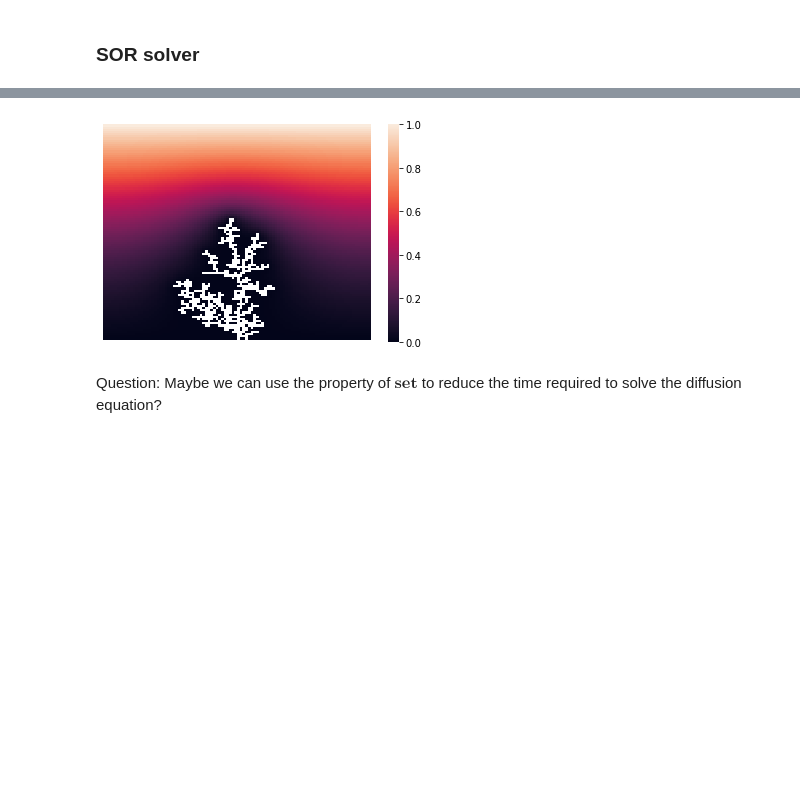
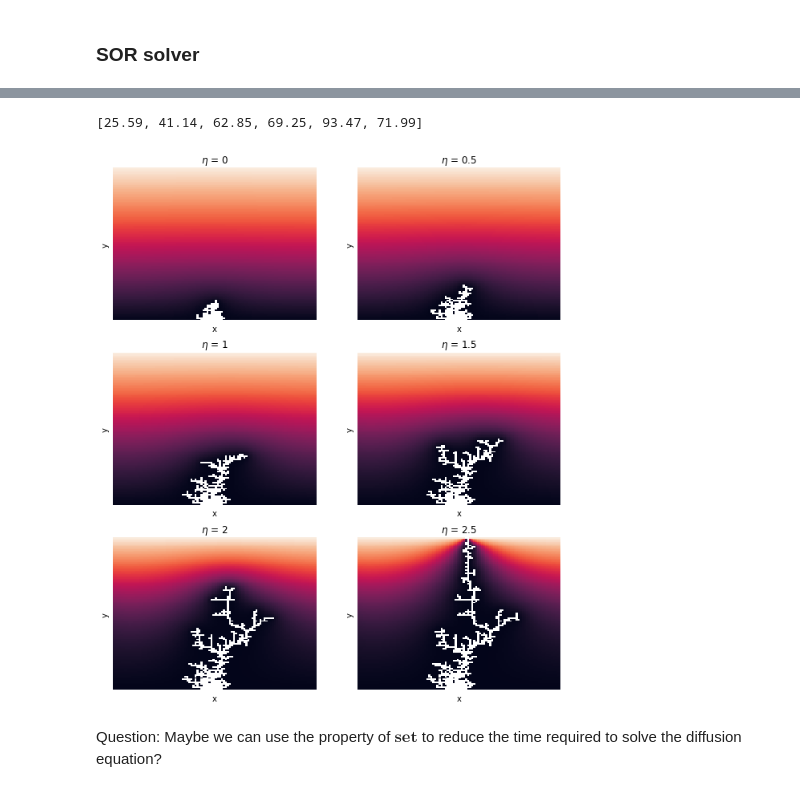
Before and after one commit to Alex-notmyname/MSC-Computational-Science, a Jupyter notebook: Scientific_Computing/Set 2 report/Exercise_1_1.ipynb, the cells around one changed output, grey strips where cells are left out. Drawn from its saved outputs; the diff is of its cells as text; code cells hidden in the pictures; blank space fills up the shorter version.

```diff
--- a/Scientific_Computing/Set 2 report/Exercise_1_1.ipynb
+++ b/Scientific_Computing/Set 2 report/Exercise_1_1.ipynb
@@ -168,10 +182,27 @@ if __name__ == '__main__':
     # Start the simulation with the analytical solution
     c_0 = np.linspace(0, 1, N)
     c_analytic = np.tile(c_0, (N, 1))
-    ite = 500
+    ite = 100
 
     # create the original dla object, it is a set!
     obj_origin = {(50, 0)}
 
-    c_dla, obj_final = implement_dla(c_sol=c_analytic, obj_0=obj_origin, N=N, max_iteration=ite)
+    n_set = [0, 0.5, 1, 1.5, 2, 2.5]
+
+    c_dla = np.zeros((len(n_set), N, N))
+    obj_final = []
+    k_store = []
+
+    for i, n in enumerate(n_set):
+
+        # check the time my programme takes
+        start_time = time.time()
+
+        print(n)
+        c_dla_, obj_final_, k_avg = implement_dla(c_sol=c_analytic, obj_0=obj_origin, N=N, max_iteration=ite, n=n)
+        c_dla[i] = c_dla_
+        obj_final.append(list(obj_final_))
+        k_store.append(k_avg)
+
+        print("--- %s seconds ---" % (time.time() - start_time), '\n')
 # %% [output]
@@ -179,7 +226,29 @@ if __name__ == '__main__':
-# %%
-sns.heatmap(np.flipud(c_dla.T), cbar=True, xticklabels=False, yticklabels=False, mask=np.flipud(c_dla.T)==0)
-plt.show()
-# %% [output]
-[figure, removed]
+# %%
+k_store
+# %% [output]
+[25.59, 41.14, 62.85, 69.25, 93.47, 71.99]
+# %%
+c_dla = np.array(c_dla)
+
+fig1, ax1 = plt.subplots(nrows=3, ncols=2)
+
+plt.rcParams['figure.figsize'] = (10, 12)
+
+sns.heatmap(np.flipud(c_dla[0].T), cbar=False, xticklabels=False, yticklabels=False, mask=np.flipud(c_dla[0].T)==0, ax=ax1[0][0])
+ax1[0][0].set(xlabel='x', ylabel='y', title=r'$\eta$ = 0')
+sns.heatmap(np.flipud(c_dla[1].T), cbar=False, xticklabels=False, yticklabels=False, mask=np.flipud(c_dla[1].T)==0, ax=ax1[0][1])
+ax1[0][1].set(xlabel='x', ylabel='y', title=r'$\eta$ = 0.5')
+sns.heatmap(np.flipud(c_dla[2].T), cbar=False, xticklabels=False, yticklabels=False, mask=np.flipud(c_dla[2].T)==0, ax=ax1[1][0])
+ax1[1][0].set(xlabel='x', ylabel='y', title=r'$\eta$ = 1')
+sns.heatmap(np.flipud(c_dla[3].T), cbar=False, xticklabels=False, yticklabels=False, mask=np.flipud(c_dla[3].T)==0, ax=ax1[1][1])
+ax1[1][1].set(xlabel='x', ylabel='y', title=r'$\eta$ = 1.5')
+sns.heatmap(np.flipud(c_dla[4].T), cbar=False, xticklabels=False, yticklabels=False, mask=np.flipud(c_dla[4].T)==0, ax=ax1[2][0])
+ax1[2][0].set(xlabel='x', ylabel='y', title=r'$\eta$ = 2')
+sns.heatmap(np.flipud(c_dla[5].T), cbar=False, xticklabels=False, yticklabels=False, mask=np.flipud(c_dla[5].T)==0, ax=ax1[2][1])
+ax1[2][1].set(xlabel='x', ylabel='y', title=r'$\eta$ = 2.5')
+
+plt.show()
+# %% [output]
+[figure, added]
 # %% [markdown]
 Question: Maybe we can use the property of $\textbf{set}$ to reduce the time required to solve the diffusion equation?
```
Also changed, not shown: parts of 16 cells of this notebook, 2 other files.
